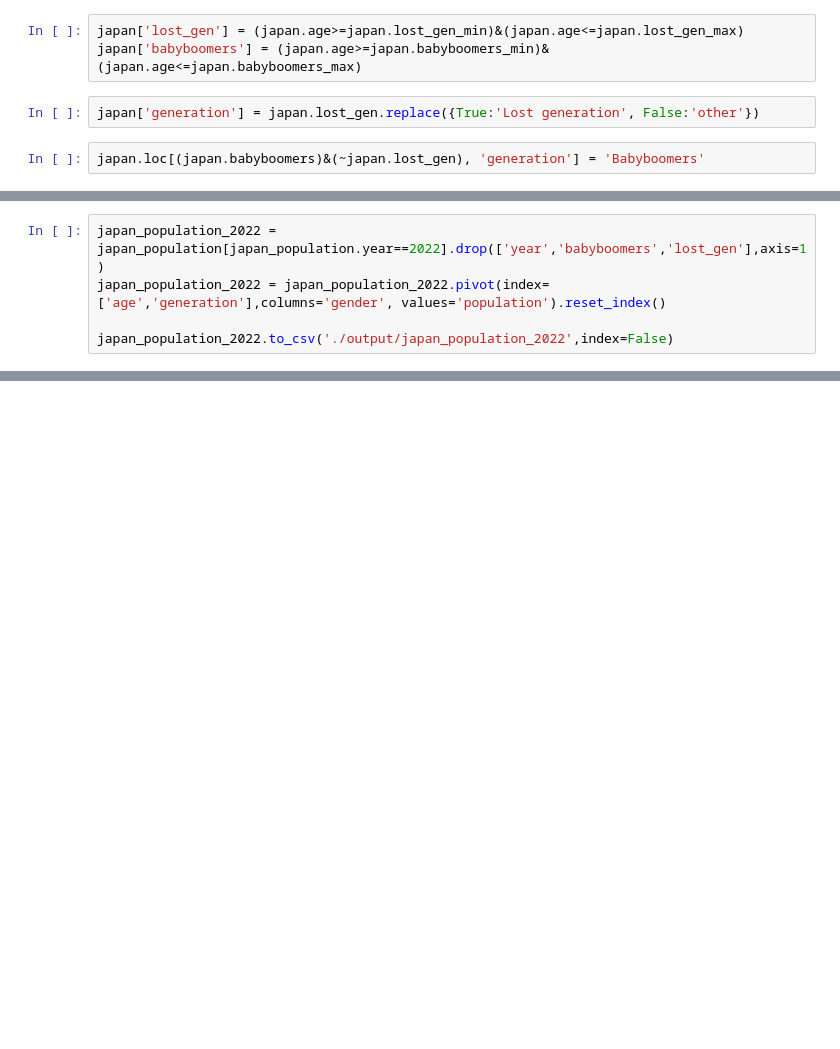
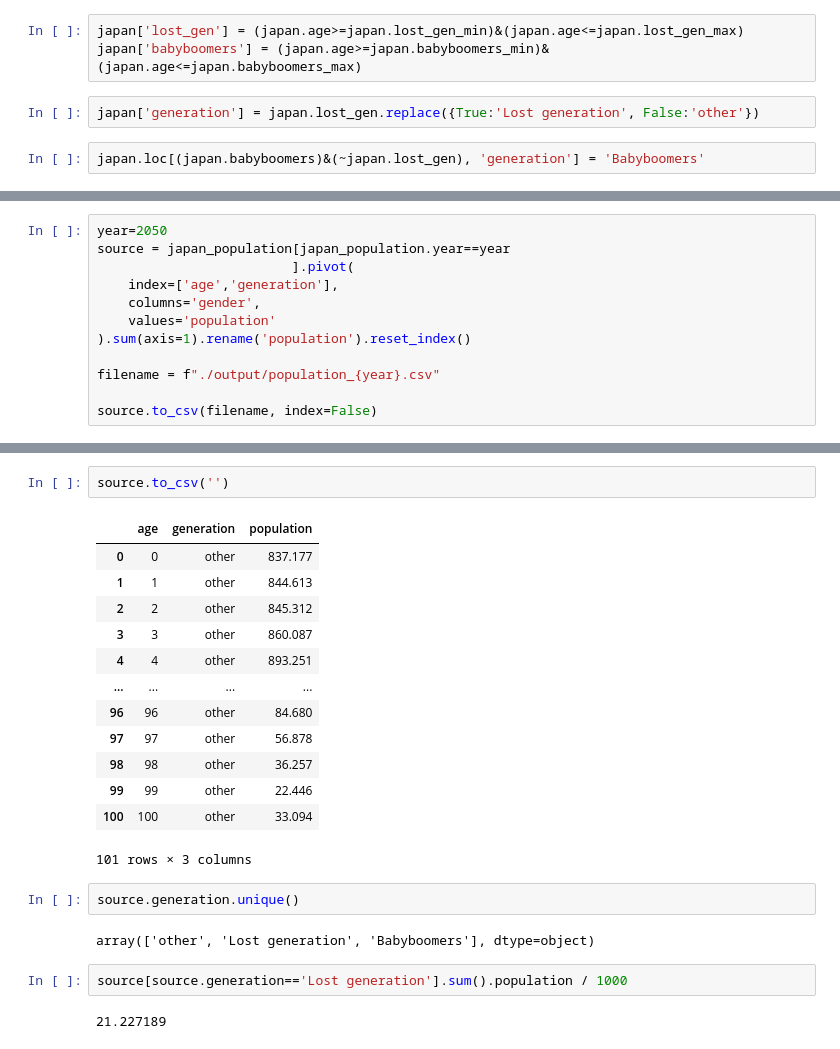
Before and after one commit to miotomita/japan-lost-generation, a Jupyter notebook: UN_population_prospect.ipynb, the cells around one changed output, grey strips where cells are left out. Drawn from its saved outputs; the diff is of its cells as text; blank space fills up the shorter version.

```diff
--- a/UN_population_prospect.ipynb
+++ b/UN_population_prospect.ipynb
@@ -106,5 +108,12 @@ japan_population.head()
 # %%
-japan_population_2022 = japan_population[japan_population.year==2022].drop(['year','babyboomers','lost_gen'],axis=1)
-japan_population_2022 = japan_population_2022.pivot(index=['age','generation'],columns='gender', values='population').reset_index()
+year=2050
+source = japan_population[japan_population.year==year
+                         ].pivot(
+    index=['age','generation'],
+    columns='gender',
+    values='population'
+).sum(axis=1).rename('population').reset_index()
 
-japan_population_2022.to_csv('./output/japan_population_2022',index=False)
+filename = f"./output/population_{year}.csv"
+
+source.to_csv(filename, index=False)
@@ -161,0 +154,24 @@ left | middle | right
+# %%
+source.to_csv('')
+# %% [output]
+|  | age | generation | population |
+| 0 | 0 | other | 837.177 |
+| 1 | 1 | other | 844.613 |
+| 2 | 2 | other | 845.312 |
+| 3 | 3 | other | 860.087 |
+| 4 | 4 | other | 893.251 |
+| ... | ... | ... | ... |
+| 96 | 96 | other | 84.680 |
+| 97 | 97 | other | 56.878 |
+| 98 | 98 | other | 36.257 |
+| 99 | 99 | other | 22.446 |
+| 100 | 100 | other | 33.094 |
+101 rows × 3 columns
+# %%
+source.generation.unique()
+# %% [output]
+array(['other', 'Lost generation', 'Babyboomers'], dtype=object)
+# %%
+source[source.generation=='Lost generation'].sum().population / 1000
+# %% [output]
+21.227189
```
Also changed, not shown: parts of 14 cells of this notebook, 7 other files.
